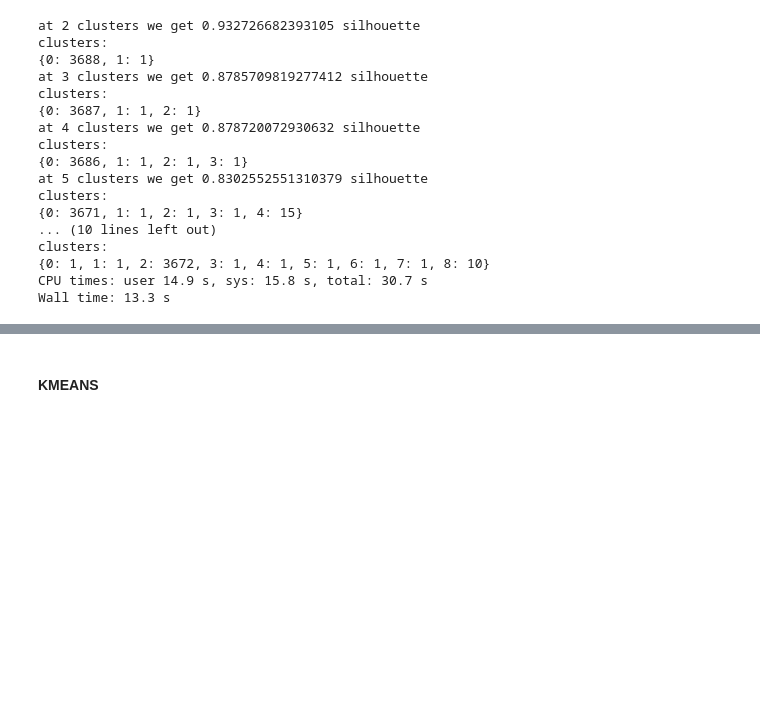
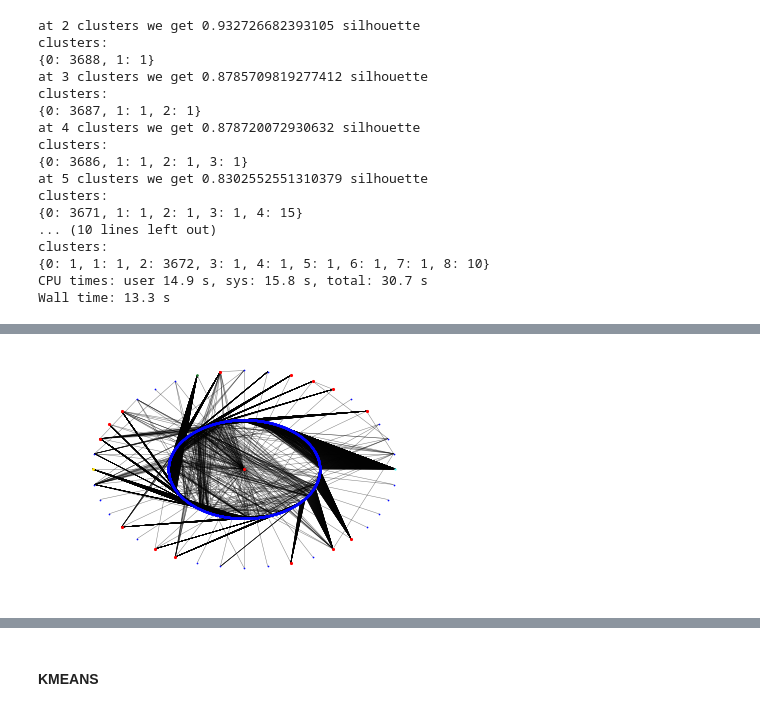
Before and after one commit to lapsya/100daysofcode, a Jupyter notebook: graph_clustering/vk_graph.ipynb, the cells around one changed output, grey strips where cells are left out. Saved outputs shown, nothing was run; the diff lists cells and outputs as text; code cells hidden in the pictures; blank space fills up the shorter version.

```diff
--- a/graph_clustering/vk_graph.ipynb
+++ b/graph_clustering/vk_graph.ipynb
@@ -523,0 +554,4 @@ Wall time: 13.3 s
+# %%
+draw_graph_waves(graph_piece, pos_shell, 'graph_shell_spectral', spectral_labels_nodes)
+# %% [output]
+[figure, added]
```
Also changed, not shown: parts of 33 cells of this notebook, 1 other file.
